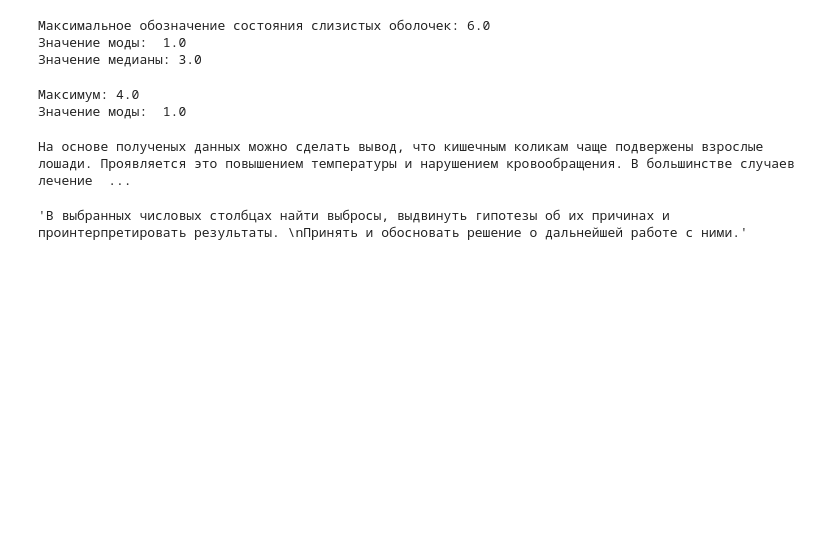
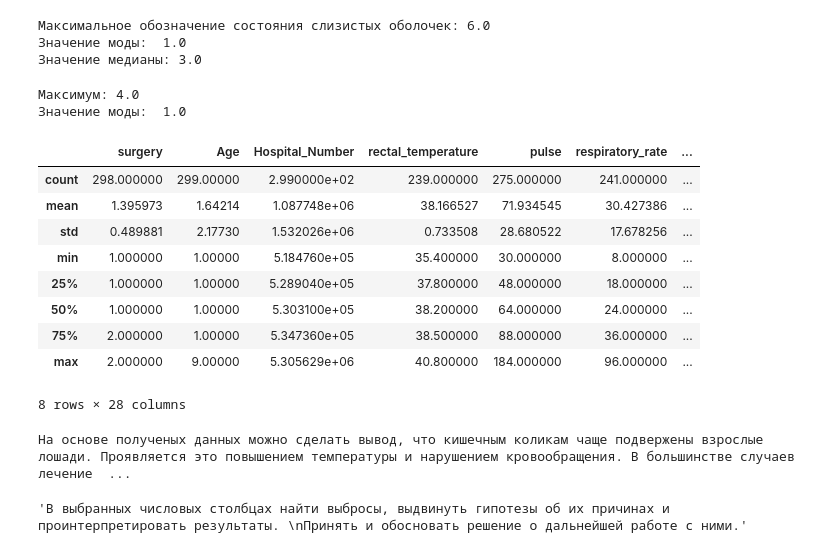
Before and after one commit to AlenaChokheli/NetPython, a Jupyter notebook: Statist/stat1.ipynb, the cells around one changed output. Saved outputs shown, nothing was run; the diff lists cells and outputs as text; code cells hidden in the pictures; blank space fills up the shorter version.

```diff
--- a/Statist/stat1.ipynb
+++ b/Statist/stat1.ipynb
@@ -66,6 +66,19 @@ print('Значение моды: ', df.abdominal_distension.mode()[0])
 # %% [output]
 Максимум: 4.0
 Значение моды:  1.0
+# %%
+df.describe()
+# %% [output]
+|  | surgery | Age | Hospital_Number | rectal_temperature | pulse | respiratory_rate | ... |
+| count | 298.000000 | 299.00000 | 2.990000e+02 | 239.000000 | 275.000000 | 241.000000 | ... |
+| mean | 1.395973 | 1.64214 | 1.087748e+06 | 38.166527 | 71.934545 | 30.427386 | ... |
+| std | 0.489881 | 2.17730 | 1.532026e+06 | 0.733508 | 28.680522 | 17.678256 | ... |
+| min | 1.000000 | 1.00000 | 5.184760e+05 | 35.400000 | 30.000000 | 8.000000 | ... |
+| 25% | 1.000000 | 1.00000 | 5.289040e+05 | 37.800000 | 48.000000 | 18.000000 | ... |
+| 50% | 1.000000 | 1.00000 | 5.303100e+05 | 38.200000 | 64.000000 | 24.000000 | ... |
+| 75% | 2.000000 | 1.00000 | 5.347360e+05 | 38.500000 | 88.000000 | 36.000000 | ... |
+| max | 2.000000 | 9.00000 | 5.305629e+06 | 40.800000 | 184.000000 | 96.000000 | ... |
+8 rows × 28 columns
 # %%
 print('На основе полученых данных можно сделать вывод, что кишечным коликам чаще подвержены взрослые лошади. Проявляется это повышением температуры и нарушением кровообращения. В большинстве случаев лечение возможно только при хирургическом вмешательстве.')
 # %% [output]
```
Also changed, not shown: parts of 14 cells of this notebook.
